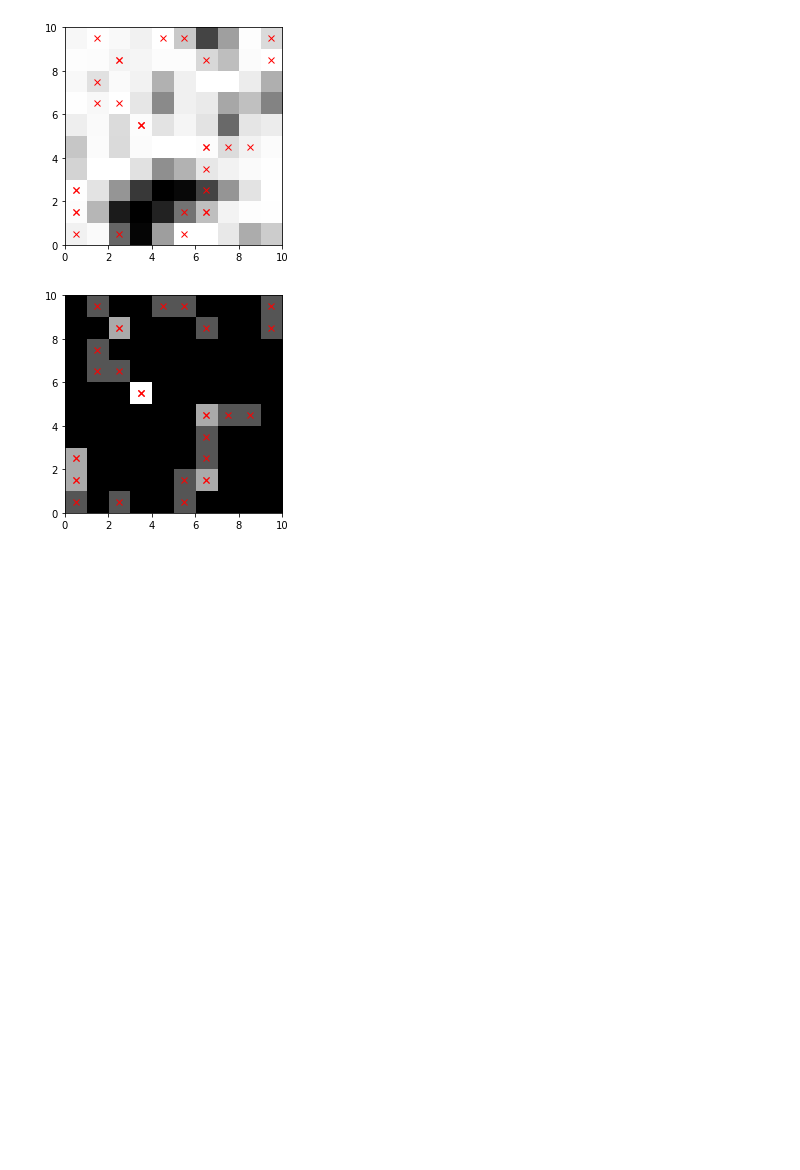
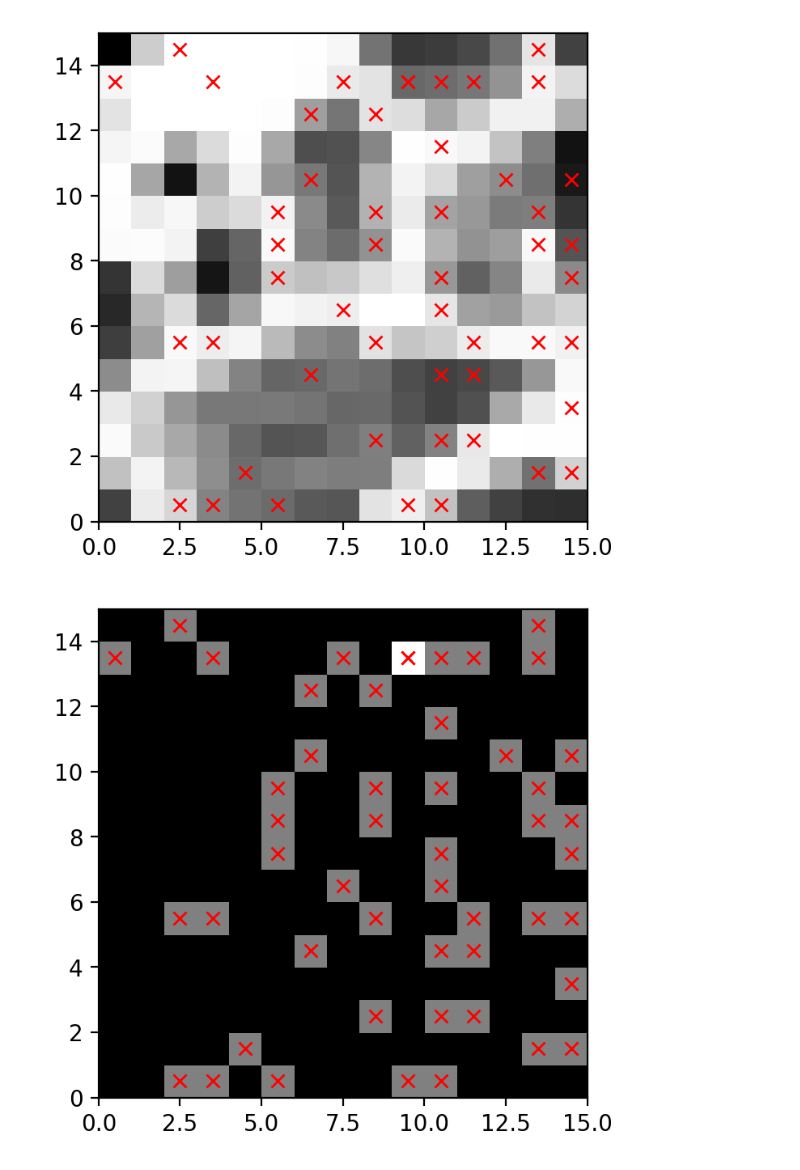
Before and after one commit to iwishiwasaneagle/OPP_4_SAR, a Jupyter notebook: visualize_data.ipynb, the cells around one changed output. Cells and saved outputs as stored; diff of their text form; code cells hidden in the pictures; blank space fills up the shorter version.

```diff
--- a/visualize_data.ipynb
+++ b/visualize_data.ipynb
@@ -1,13 +1,21 @@
 # %%
 import matplotlib.pyplot as plt
+plt.rcParams['figure.dpi'] = 200
 import json
 import numpy as np
+import scipy.stats as st
+import scipy as sp
 import os
+from PIL import ImageColor
+import re
 
+from src.json_helpers import GlobalJsonDecoder
 from src.data_models.positional.waypoint import Waypoint, Waypoints
 from src.data_models.probability_map import ProbabilityMap
 from src.waypoint_generation import WaypointFactory, WaypointAlgSettings
 from src.enums import WaypointAlgorithmEnum
+from src.simulation.simulation import SimRunnerOutput
+from src.waypoint_generation.waypoint_settings import SarGenOutput, WpGenOutput
 # %%
 from src.waypoint_generation import CostFunc
 cost_func = CostFunc()
@@ -43,0 +27,27 @@ WaypointAlgorithmEnum.PABO_PARTICLESWARM does exist (16 wps)
+# %%
+reg = r'output_(wp|sar|sim)_(\d)\.json'
+data_sar = {}
+data_sim = {}
+data_wp = {}
+
+DIR = '/home/jhewers/Documents/meng_project/gend_data/'
+
+for f in [file_ for file_ in os.listdir(DIR) if not os.path.isdir(file_)]:
+    re_search = re.search(reg,f)
+    if re_search is None:
+        continue
+    type_ = re_search.groups()[0]
+    num = re_search.groups()[1]
+
+    print(f"{f} | {type(data)}")
+    with open(os.path.join(DIR,f),'r') as file_:
+        data = json.load(file_,cls=GlobalJsonDecoder)
+    if isinstance(data,SarGenOutput):
+        data_sar[num] = data
+    elif isinstance(data,WpGenOutput):
+        data_wp[num] = data
+    elif isinstance(data,SimRunnerOutput):
+        data_sim[num] = data
+
+k,d = next(iter(data_wp.items()))
+k = '5'
@@ -159,28 +208,28 @@ WaypointAlgorithmEnum.PABO_PARTICLESWARM
 # %%
-prob = ProbabilityMap(img)
-points = prob.place(30)
+prob = data_wp[k].img
+points = prob.place(int(50))
 
 x,y = np.meshgrid(np.arange(0,prob.shape[0]),np.arange(0,prob.shape[1]))
 x,y = x.flatten(),y.flatten()
 xy  = np.vstack((x,y)).T
 
 img_placed = np.zeros(prob.shape)
 
 unique, counts = np.unique([f"{f.x},{f.y}" for f in points], return_counts=True)
-unique = [(int(f),int(g)) for f,g in [h.split(',') for h in unique]]
+unique = [(int(float(f)),int(float(g))) for f,g in [h.split(',') for h in unique]]
 
 for xyi, c in zip(unique,counts):
     x,y = xyi
     img_placed[x,y] = c
 img_placed = img_placed.T/np.sum(img_placed)
 
 points = points.toNumpyArray()
-plt.imshow(prob, interpolation=None,origin='bottom', extent=[0, img.shape[0], 0, img.shape[1]], cmap='gray')
+plt.imshow(prob, interpolation=None,origin='bottom', extent=[0, prob.shape[0], 0, prob.shape[1]], cmap='gray')
 plt.plot(points[:,0]+0.5,points[:,1]+0.5,'rx')
 plt.show()
-plt.imshow(img_placed, interpolation=None,origin='bottom', extent=[0, img.shape[0], 0, img.shape[1]],cmap='gray')
+plt.imshow(img_placed, interpolation=None,origin='bottom', extent=[0, prob.shape[0], 0, prob.shape[1]],cmap='gray')
 plt.plot(points[:,0]+0.5,points[:,1]+0.5,'rx')
 plt.show()
 # %% [output]
-[figure, old version]
+[figure, new version]
-[figure, old version]
+[figure, new version]
```
Also changed, not shown: parts of 8 cells of this notebook.
